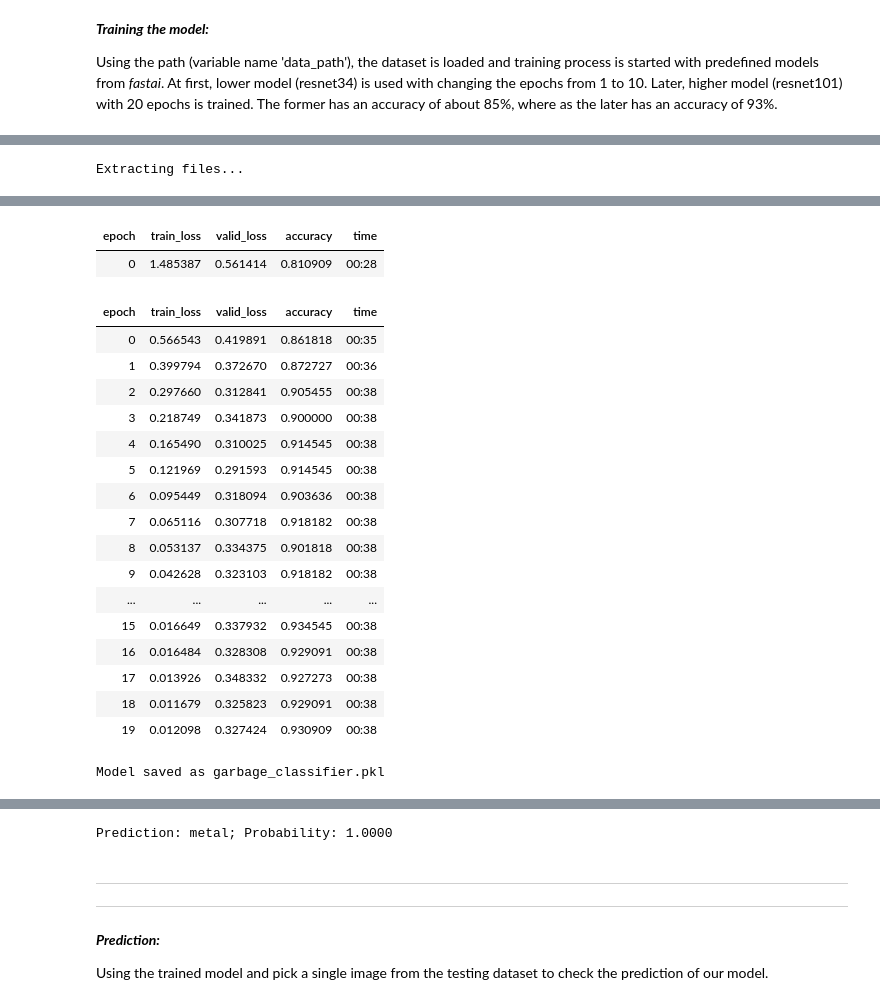
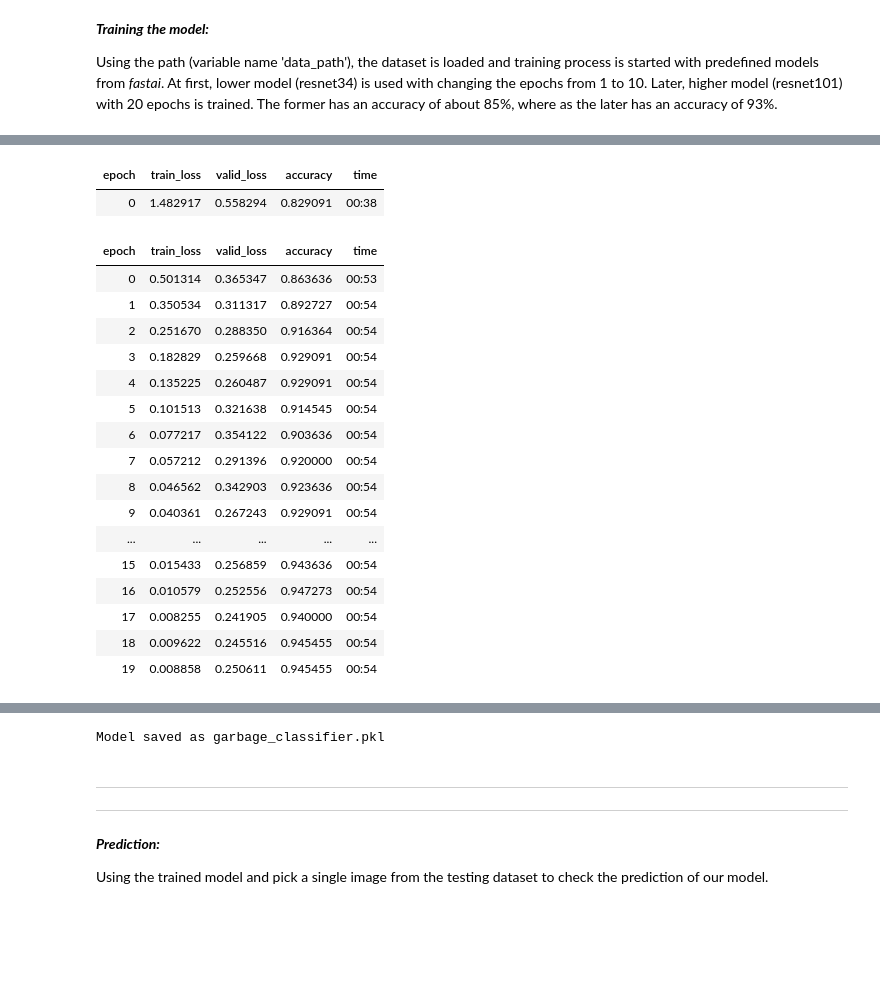
Before and after one commit to arulnambi-palani/modern-resume, a Jupyter notebook: final_project_garbage_classification(submission_version).ipynb, the cells around one changed output, grey strips where cells are left out. Cells and saved outputs as stored; diff of their text form; code cells hidden in the pictures; blank space fills up the shorter version.

```diff
--- a/final_project_garbage_classification(submission_version).ipynb
+++ b/final_project_garbage_classification(submission_version).ipynb
@@ -123,10 +119,10 @@ dls = ImageDataLoaders.from_folder(
 
 # Define and train the model
 #resnet34, resnet50
-learn = vision_learner(dls, resnet101, metrics=accuracy)
+learn = vision_learner(dls, resnet152, metrics=accuracy)
 learn.fine_tune(20)   # you can increase epochs
 
 # Save the trained model
-learn.export("/kaggle/garbage_classifier_resnet101_20.pkl")
+learn.export("/kaggle/garbage_classifier_resnet152_20.pkl")
 print("Model saved as garbage_classifier.pkl")
 # %% [output]
@@ -135 +129,0 @@ Downloading from https://www.kaggle.com/api/v1/datasets/download/vishallazrus/mu
-Extracting files...
@@ -138,20 +130,19 @@ Downloading: "https://download.pytorch.org/models/resnet101-cd907fc2.pth" to /ro
 | epoch | train_loss | valid_loss | accuracy | time |
-| 0 | 1.485387 | 0.561414 | 0.810909 | 00:28 |
+| 0 | 1.482917 | 0.558294 | 0.829091 | 00:38 |
 | epoch | train_loss | valid_loss | accuracy | time |
-| 0 | 0.566543 | 0.419891 | 0.861818 | 00:35 |
-| 1 | 0.399794 | 0.372670 | 0.872727 | 00:36 |
-| 2 | 0.297660 | 0.312841 | 0.905455 | 00:38 |
-| 3 | 0.218749 | 0.341873 | 0.900000 | 00:38 |
-| 4 | 0.165490 | 0.310025 | 0.914545 | 00:38 |
-| 5 | 0.121969 | 0.291593 | 0.914545 | 00:38 |
-| 6 | 0.095449 | 0.318094 | 0.903636 | 00:38 |
-| 7 | 0.065116 | 0.307718 | 0.918182 | 00:38 |
-| 8 | 0.053137 | 0.334375 | 0.901818 | 00:38 |
-| 9 | 0.042628 | 0.323103 | 0.918182 | 00:38 |
+| 0 | 0.501314 | 0.365347 | 0.863636 | 00:53 |
+| 1 | 0.350534 | 0.311317 | 0.892727 | 00:54 |
+| 2 | 0.251670 | 0.288350 | 0.916364 | 00:54 |
+| 3 | 0.182829 | 0.259668 | 0.929091 | 00:54 |
+| 4 | 0.135225 | 0.260487 | 0.929091 | 00:54 |
+| 5 | 0.101513 | 0.321638 | 0.914545 | 00:54 |
+| 6 | 0.077217 | 0.354122 | 0.903636 | 00:54 |
+| 7 | 0.057212 | 0.291396 | 0.920000 | 00:54 |
+| 8 | 0.046562 | 0.342903 | 0.923636 | 00:54 |
+| 9 | 0.040361 | 0.267243 | 0.929091 | 00:54 |
 | ... | ... | ... | ... | ... |
-| 15 | 0.016649 | 0.337932 | 0.934545 | 00:38 |
-| 16 | 0.016484 | 0.328308 | 0.929091 | 00:38 |
-| 17 | 0.013926 | 0.348332 | 0.927273 | 00:38 |
-| 18 | 0.011679 | 0.325823 | 0.929091 | 00:38 |
-| 19 | 0.012098 | 0.327424 | 0.930909 | 00:38 |
+| 15 | 0.015433 | 0.256859 | 0.943636 | 00:54 |
+| 16 | 0.010579 | 0.252556 | 0.947273 | 00:54 |
+| 17 | 0.008255 | 0.241905 | 0.940000 | 00:54 |
+| 18 | 0.009622 | 0.245516 | 0.945455 | 00:54 |
+| 19 | 0.008858 | 0.250611 | 0.945455 | 00:54 |
-Model saved as garbage_classifier.pkl
@@ -159,4 +149,4 @@ Model saved as garbage_classifier.pkl
-Prediction: metal; Probability: 1.0000
+Model saved as garbage_classifier.pkl
 # %% [markdown]
 
 
```
Also changed, not shown: parts of 11 cells of this notebook.
